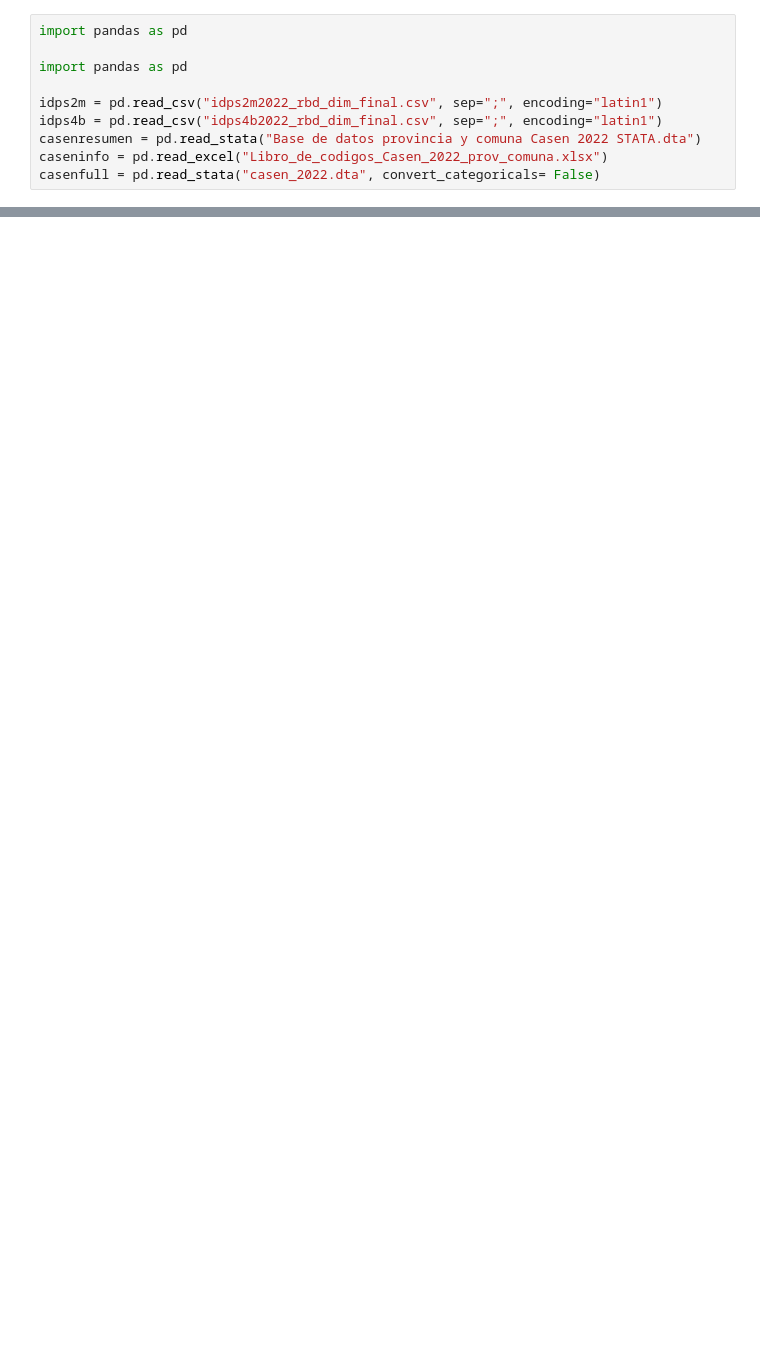
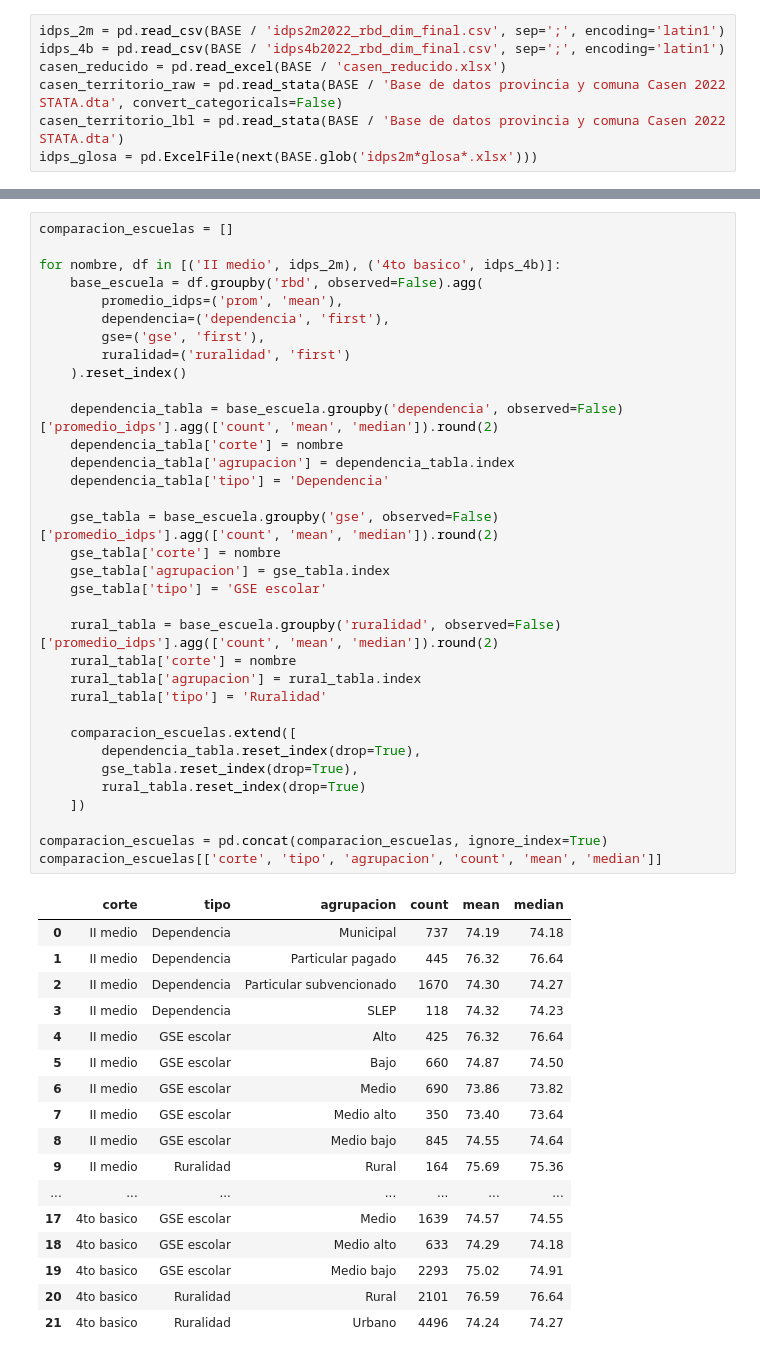
Before and after one commit to Foumluis/ProyectoSemestralInfe, a Jupyter notebook: bases de datos/pregunta 2/pregunta2.ipynb, the cells around one changed output, grey strips where cells are left out. Drawn from its saved outputs; the diff is of its cells as text; blank space fills up the shorter version.

```diff
--- a/bases de datos/pregunta 2/pregunta2.ipynb
+++ b/bases de datos/pregunta 2/pregunta2.ipynb
@@ -26,10 +37,7 @@ import seaborn as sns      # seaborn: librería de visualización de alto nivel,
 # %%
-import pandas as pd
-
-import pandas as pd
-
-idps2m = pd.read_csv("idps2m2022_rbd_dim_final.csv", sep=";", encoding="latin1")
-idps4b = pd.read_csv("idps4b2022_rbd_dim_final.csv", sep=";", encoding="latin1")
-casenresumen = pd.read_stata("Base de datos provincia y comuna Casen 2022 STATA.dta")
-caseninfo = pd.read_excel("Libro_de_codigos_Casen_2022_prov_comuna.xlsx")
-casenfull = pd.read_stata("casen_2022.dta", convert_categoricals= False)
+idps_2m = pd.read_csv(BASE / 'idps2m2022_rbd_dim_final.csv', sep=';', encoding='latin1')
+idps_4b = pd.read_csv(BASE / 'idps4b2022_rbd_dim_final.csv', sep=';', encoding='latin1')
+casen_reducido = pd.read_excel(BASE / 'casen_reducido.xlsx')
+casen_territorio_raw = pd.read_stata(BASE / 'Base de datos provincia y comuna Casen 2022 STATA.dta', convert_categoricals=False)
+casen_territorio_lbl = pd.read_stata(BASE / 'Base de datos provincia y comuna Casen 2022 STATA.dta')
+idps_glosa = pd.ExcelFile(next(BASE.glob('idps2m*glosa*.xlsx')))
@@ -132,0 +310,52 @@ casen.columns.tolist()
+# %%
+comparacion_escuelas = []
+
+for nombre, df in [('II medio', idps_2m), ('4to basico', idps_4b)]:
+    base_escuela = df.groupby('rbd', observed=False).agg(
+        promedio_idps=('prom', 'mean'),
+        dependencia=('dependencia', 'first'),
+        gse=('gse', 'first'),
+        ruralidad=('ruralidad', 'first')
+    ).reset_index()
+
+    dependencia_tabla = base_escuela.groupby('dependencia', observed=False)['promedio_idps'].agg(['count', 'mean', 'median']).round(2)
+    dependencia_tabla['corte'] = nombre
+    dependencia_tabla['agrupacion'] = dependencia_tabla.index
+    dependencia_tabla['tipo'] = 'Dependencia'
+
+    gse_tabla = base_escuela.groupby('gse', observed=False)['promedio_idps'].agg(['count', 'mean', 'median']).round(2)
+    gse_tabla['corte'] = nombre
+    gse_tabla['agrupacion'] = gse_tabla.index
+    gse_tabla['tipo'] = 'GSE escolar'
+
+    rural_tabla = base_escuela.groupby('ruralidad', observed=False)['promedio_idps'].agg(['count', 'mean', 'median']).round(2)
+    rural_tabla['corte'] = nombre
+    rural_tabla['agrupacion'] = rural_tabla.index
+    rural_tabla['tipo'] = 'Ruralidad'
+
+    comparacion_escuelas.extend([
+        dependencia_tabla.reset_index(drop=True),
+        gse_tabla.reset_index(drop=True),
+        rural_tabla.reset_index(drop=True)
+    ])
+
+comparacion_escuelas = pd.concat(comparacion_escuelas, ignore_index=True)
+comparacion_escuelas[['corte', 'tipo', 'agrupacion', 'count', 'mean', 'median']]
+# %% [output]
+|  | corte | tipo | agrupacion | count | mean | median |
+| 0 | II medio | Dependencia | Municipal | 737 | 74.19 | 74.18 |
+| 1 | II medio | Dependencia | Particular pagado | 445 | 76.32 | 76.64 |
+| 2 | II medio | Dependencia | Particular subvencionado | 1670 | 74.30 | 74.27 |
+| 3 | II medio | Dependencia | SLEP | 118 | 74.32 | 74.23 |
+| 4 | II medio | GSE escolar | Alto | 425 | 76.32 | 76.64 |
+| 5 | II medio | GSE escolar | Bajo | 660 | 74.87 | 74.50 |
+| 6 | II medio | GSE escolar | Medio | 690 | 73.86 | 73.82 |
+| 7 | II medio | GSE escolar | Medio alto | 350 | 73.40 | 73.64 |
+| 8 | II medio | GSE escolar | Medio bajo | 845 | 74.55 | 74.64 |
+| 9 | II medio | Ruralidad | Rural | 164 | 75.69 | 75.36 |
+| ... | ... | ... | ... | ... | ... | ... |
+| 17 | 4to basico | GSE escolar | Medio | 1639 | 74.57 | 74.55 |
+| 18 | 4to basico | GSE escolar | Medio alto | 633 | 74.29 | 74.18 |
+| 19 | 4to basico | GSE escolar | Medio bajo | 2293 | 75.02 | 74.91 |
+| 20 | 4to basico | Ruralidad | Rural | 2101 | 76.59 | 76.64 |
+| 21 | 4to basico | Ruralidad | Urbano | 4496 | 74.24 | 74.27 |
```
Also changed, not shown: parts of 26 cells of this notebook, 1 other file.
